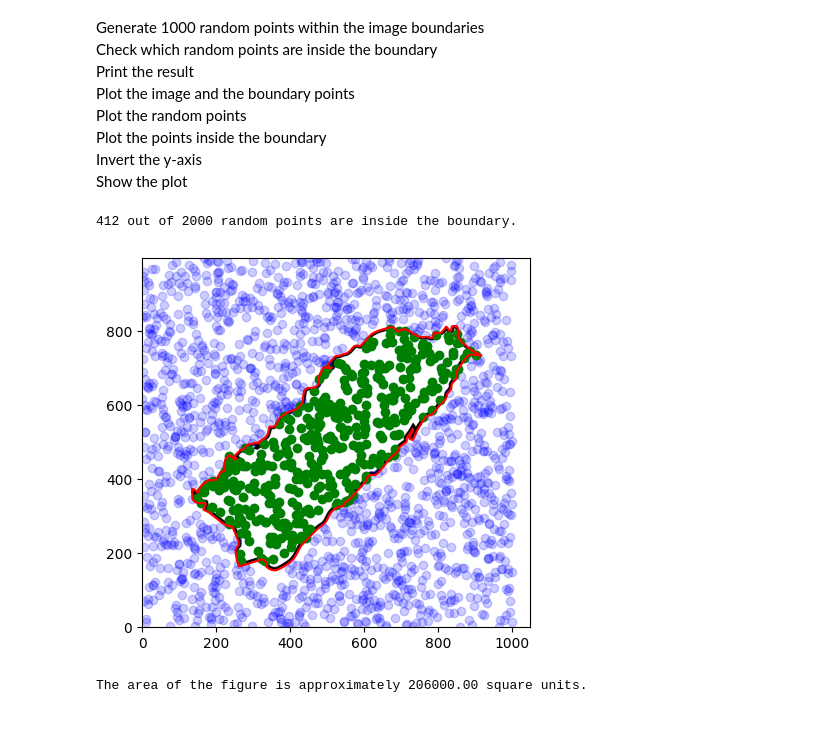
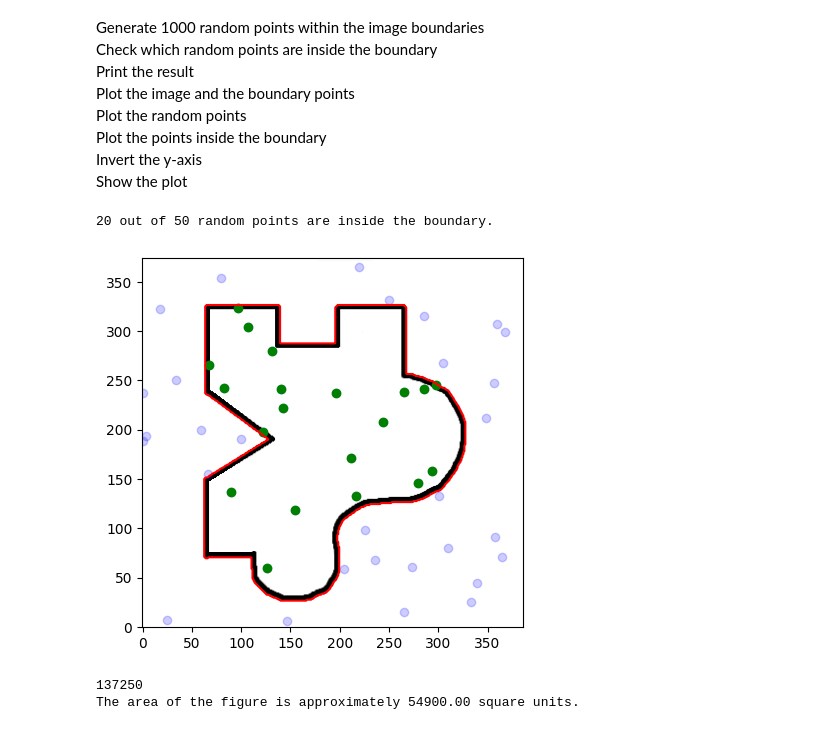
Before and after one commit to Rakibul73/Simulation_Modeling_Code, a Jupyter notebook: area_of_irreglar_figure_using_monte.ipynb, the cells around one changed output. Cells and saved outputs as stored; diff of their text form; code cells hidden in the pictures.

Commit message:
tested with book image. pass

```diff
--- a/area_of_irreglar_figure_using_monte.ipynb
+++ b/area_of_irreglar_figure_using_monte.ipynb
@@ -192,7 +200,7 @@ import matplotlib.pyplot as plt
 from matplotlib.path import Path
 
 # Load the image
-image = io.imread('zz.png', as_gray=True)
+image = io.imread('Capture.png', as_gray=True)
 
 
 # Get the width and height of the image
@@ -210,7 +218,7 @@ boundary_points = np.flipud(largest_contour)
 
 # Generate 1000 random points within the image boundaries
 height, width = image.shape
-num_points = 2000
+num_points = 50
 random_points = np.random.rand(num_points, 2) * [width, height]
 
 # Check which random points are inside the boundary
@@ -218,34 +226,35 @@ path = Path(boundary_points)
 is_inside = path.contains_points(random_points)
 inside_points = random_points[is_inside]
 num_inside_points = len(inside_points)
 
 # Print the result
 print(f"{num_inside_points} out of {num_points} random points are inside the boundary.")
 
 # Plot the image and the boundary points
 fig, ax = plt.subplots()
 ax.imshow(image, cmap='gray')
 ax.plot(boundary_points[:, 1], boundary_points[:, 0], color='red')
 
 # Plot the random points
 ax.scatter(random_points[:, 1], random_points[:, 0], color='blue', alpha=0.2)
 
 # Plot the points inside the boundary
 ax.scatter(inside_points[:, 1], inside_points[:, 0], color='green')
 
 # Invert the y-axis
 ax.invert_yaxis()
 
 # Show the plot
 plt.show()
 
 
-
+print((width * height))
 # Calculate the area of the figure
 area_of_irregular_figure = (num_inside_points / num_points) * (width * height)
 
 print(f"The area of the figure is approximately {area_of_irregular_figure:.2f} square units.")
 # %% [output]
-412 out of 2000 random points are inside the boundary.
+20 out of 50 random points are inside the boundary.
-[figure, old version]
+[figure, new version]
-The area of the figure is approximately 206000.00 square units.
+137250
+The area of the figure is approximately 54900.00 square units.
```
Also changed, not shown: parts of 4 cells of this notebook, 1 other file.
